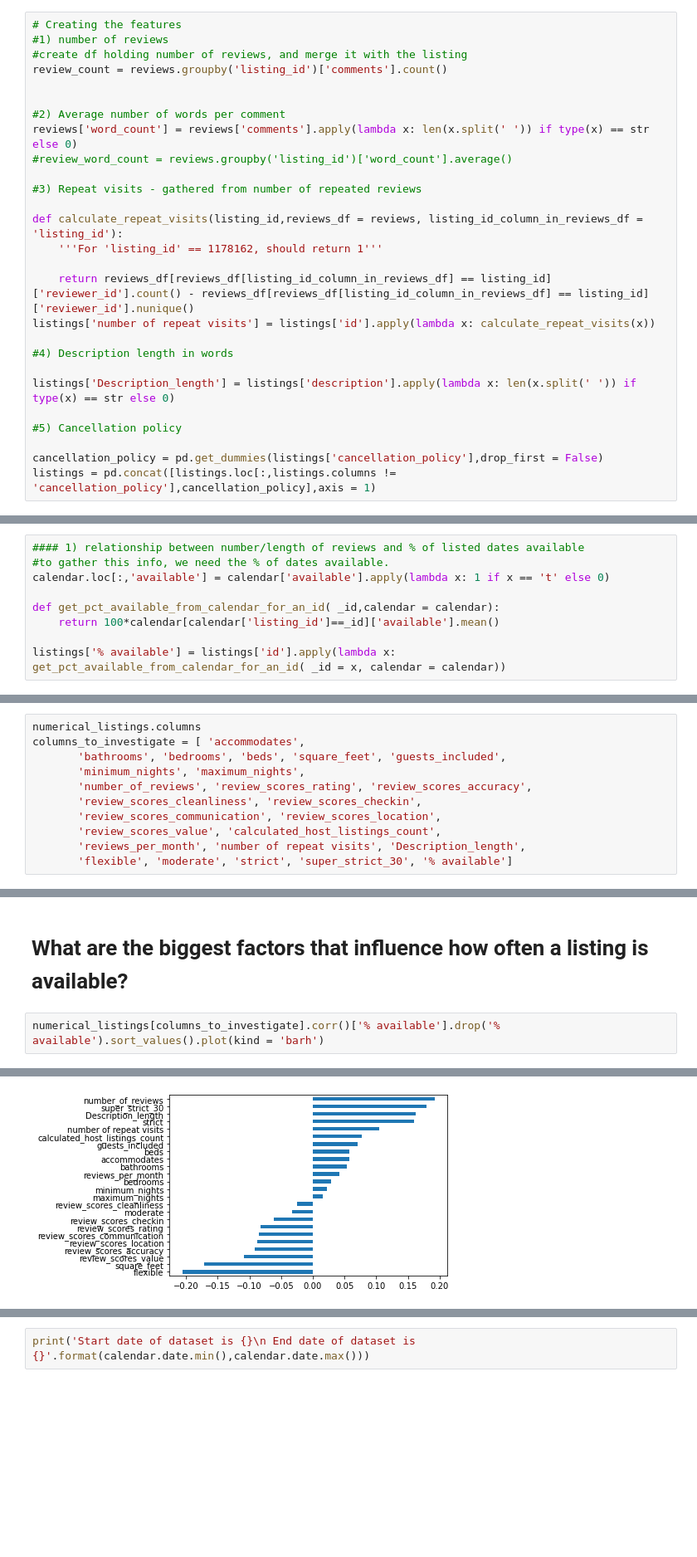
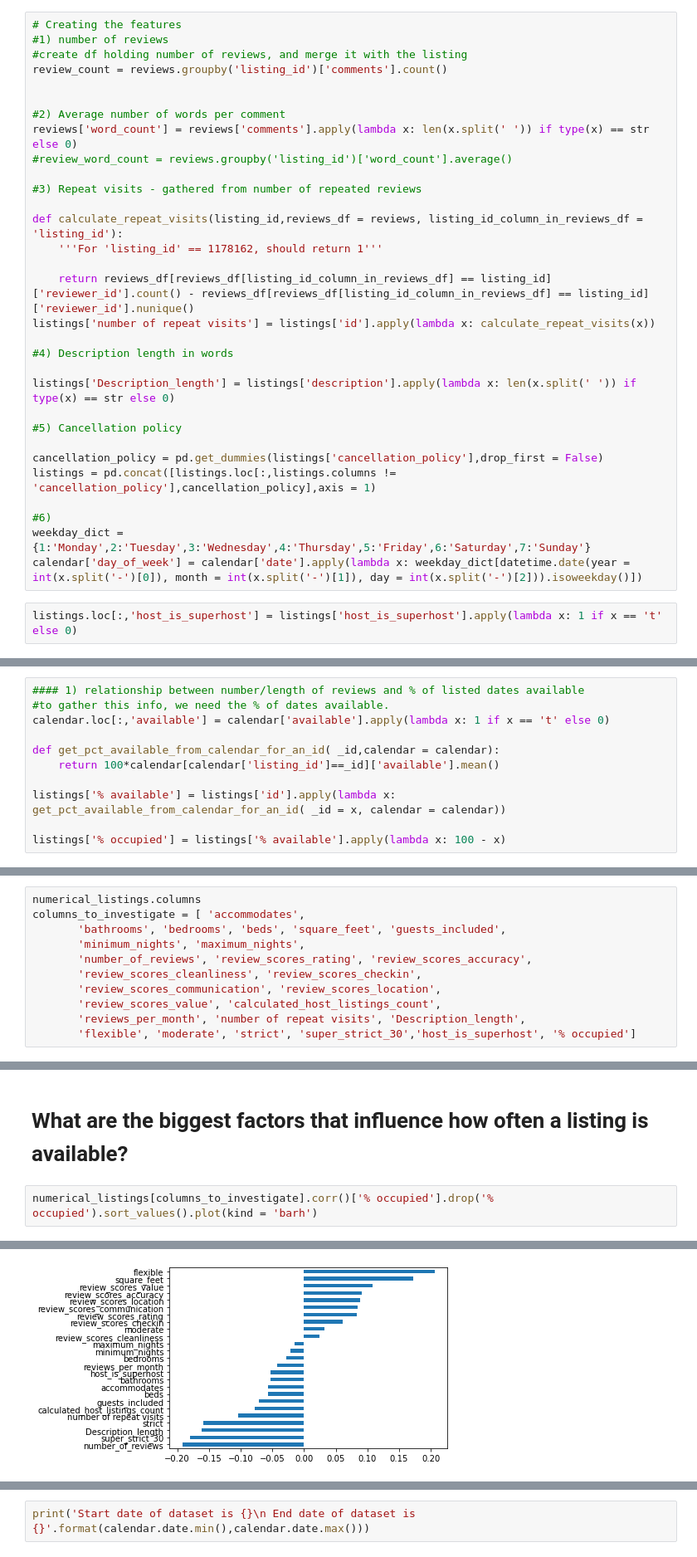
Before and after one commit to ogurashi/Boston-AirBnB-Analysis, a Jupyter notebook: rentals.ipynb, the cells around one changed output, grey strips where cells are left out. Shown: that part at 83% size. Cells and saved outputs as stored; diff of their text form; blank space fills up the shorter version.

```diff
--- a/rentals.ipynb
+++ b/rentals.ipynb
@@ -222,6 +215,12 @@ listings['Description_length'] = listings['description'].apply(lambda x: len(x.s
 
 cancellation_policy = pd.get_dummies(listings['cancellation_policy'],drop_first = False)
 listings = pd.concat([listings.loc[:,listings.columns != 'cancellation_policy'],cancellation_policy],axis = 1)
+
+#6)
+weekday_dict = {1:'Monday',2:'Tuesday',3:'Wednesday',4:'Thursday',5:'Friday',6:'Saturday',7:'Sunday'}
+calendar['day_of_week'] = calendar['date'].apply(lambda x: weekday_dict[datetime.date(year = int(x.split('-')[0]), month = int(x.split('-')[1]), day = int(x.split('-')[2])).isoweekday()])
+# %%
+listings.loc[:,'host_is_superhost'] = listings['host_is_superhost'].apply(lambda x: 1 if x == 't' else 0)
 # %% [markdown]
 
 # Questions to look at
@@ -237,6 +236,8 @@ def get_pct_available_from_calendar_for_an_id( _id,calendar = calendar):
     return 100*calendar[calendar['listing_id']==_id]['available'].mean()
 
 listings['% available'] = listings['id'].apply(lambda x: get_pct_available_from_calendar_for_an_id( _id = x, calendar = calendar))
+
+listings['% occupied'] = listings['% available'].apply(lambda x: 100 - x)
 # %%
 sns.distplot(listings['% available'])
 # %% [output]
@@ -261,4 +262,4 @@ columns_to_investigate = [ 'accommodates',
        'review_scores_communication', 'review_scores_location',
        'review_scores_value', 'calculated_host_listings_count',
        'reviews_per_month', 'number of repeat visits', 'Description_length',
-       'flexible', 'moderate', 'strict', 'super_strict_30', '% available']
+       'flexible', 'moderate', 'strict', 'super_strict_30','host_is_superhost', '% occupied']
@@ -284,10 +266,10 @@ Name: % available, dtype: float64
 # %% [markdown]
 # What are the biggest factors that influence how often a listing is available?
 # %%
-numerical_listings[columns_to_investigate].corr()['% available'].drop('% available').sort_values().plot(kind = 'barh')
+numerical_listings[columns_to_investigate].corr()['% occupied'].drop('% occupied').sort_values().plot(kind = 'barh')
 # %% [output]
 <matplotlib.axes._subplots.AxesSubplot at 0x...>
-[figure, old version]
+[figure, new version]
 # %% [markdown]
 This graph tells us that the number of reviews, having a strict cancellation policy, and a long description for your listing, are the off-putting to rentals! Leading to a higher rate of vacancy for a listing.
 On the other hand, a flexible booking policy, a higher square foot-age (duh!) and a high review score for accuracy, seem to have the most positive effect on getting people to rent your property/
```
Also changed, not shown: parts of 39 cells of this notebook.
